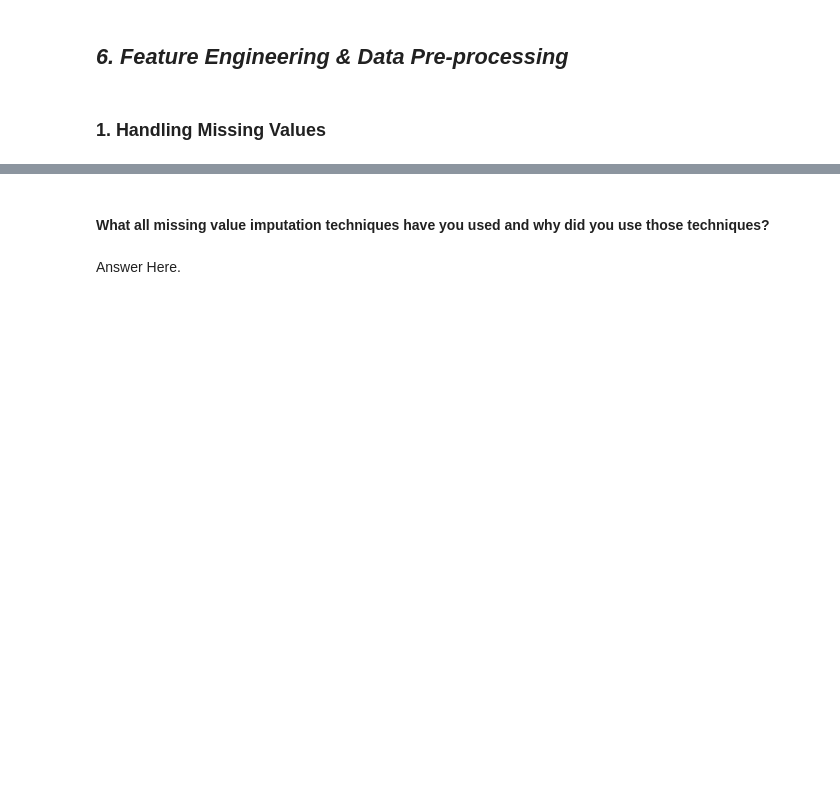
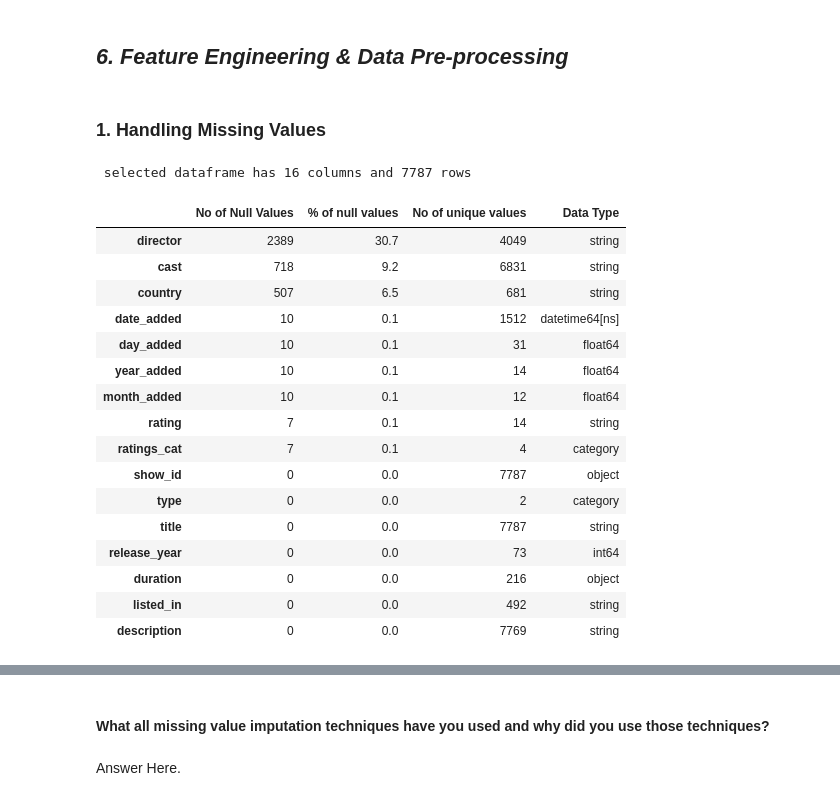
Before and after one commit to Kaustubh-Amare/Netflix-movies-and-tv-shows-clustering-ML, a Jupyter notebook: Netflix_Movies_&_TV_shows_clustering_ML.ipynb, the cells around one changed output, grey strips where cells are left out. Saved outputs shown, nothing was run; the diff lists cells and outputs as text; code cells hidden in the pictures; blank space fills up the shorter version.

```diff
--- a/Netflix_Movies_&_TV_shows_clustering_ML.ipynb
+++ b/Netflix_Movies_&_TV_shows_clustering_ML.ipynb
@@ -367,0 +388,15 @@ df_shows.seasons = df_shows.seasons.str.replace(' Seasons','').astype(int)
+# %%
+# changing dtype to string
+content_df['type']= content_df['type'].astype('string')
+content_df['title']= content_df['title'].astype('string')
+content_df['director']= content_df['director'].astype('string')
+content_df['cast']= content_df['cast'].astype('string')
+content_df['country']= content_df['country'].astype('string')
+content_df['rating']= content_df['rating'].astype('string')
+content_df['listed_in']= content_df['listed_in'].astype('string')
+content_df['description']= content_df['description'].astype('string')
+
+#####
+# content_df['day_added']= content_df['day_added'].astype('int')
+# content_df['year_added']= content_df['year_added'].astype('int')
+# content_df['month_added']= content_df['month_added'].astype('int')
@@ -367,0 +423,20 @@ df_shows.seasons = df_shows.seasons.str.replace(' Seasons','').astype(int)
+# %%
+# fixing data types
+custom_rating = {
+    'TV-PG': 'Older Kids',
+    'TV-MA': 'Adults',
+    'TV-Y7-FV': 'Older Kids',
+    'TV-Y7': 'Older Kids',
+    'TV-14': 'Teens',
+    'R': 'Adults',
+    'TV-Y': 'Kids',
+    'NR': 'Adults',
+    'PG-13': 'Teens',
+    'TV-G': 'Kids',
+    'PG': 'Older Kids',
+    'G': 'Kids',
+    'UR': 'Adults',
+    'NC-17': 'Adults'
+}
+content_df['ratings_cat'] = content_df['rating'].replace(to_replace = custom_rating)
+content_df['ratings_cat'].unique()
@@ -782,0 +896,21 @@ Answer Here.
+# %%
+Complete_columns_info(content_df)
+# %% [output]
+ selected dataframe has 16 columns and 7787 rows
+|  | No of Null Values | % of null values | No of unique values | Data Type |
+| director | 2389 | 30.7 | 4049 | string |
+| cast | 718 | 9.2 | 6831 | string |
+| country | 507 | 6.5 | 681 | string |
+| date_added | 10 | 0.1 | 1512 | datetime64[ns] |
+| day_added | 10 | 0.1 | 31 | float64 |
+| year_added | 10 | 0.1 | 14 | float64 |
+| month_added | 10 | 0.1 | 12 | float64 |
+| rating | 7 | 0.1 | 14 | string |
+| ratings_cat | 7 | 0.1 | 4 | category |
+| show_id | 0 | 0.0 | 7787 | object |
+| type | 0 | 0.0 | 2 | category |
+| title | 0 | 0.0 | 7787 | string |
+| release_year | 0 | 0.0 | 73 | int64 |
+| duration | 0 | 0.0 | 216 | object |
+| listed_in | 0 | 0.0 | 492 | string |
+| description | 0 | 0.0 | 7769 | string |
```
Also changed, not shown: parts of 46 cells of this notebook.
